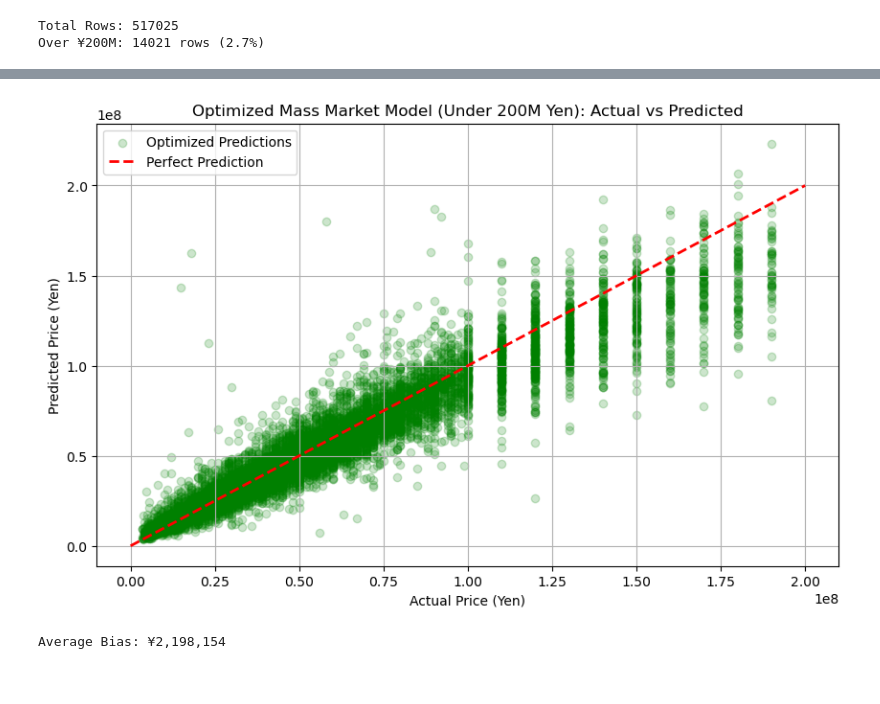
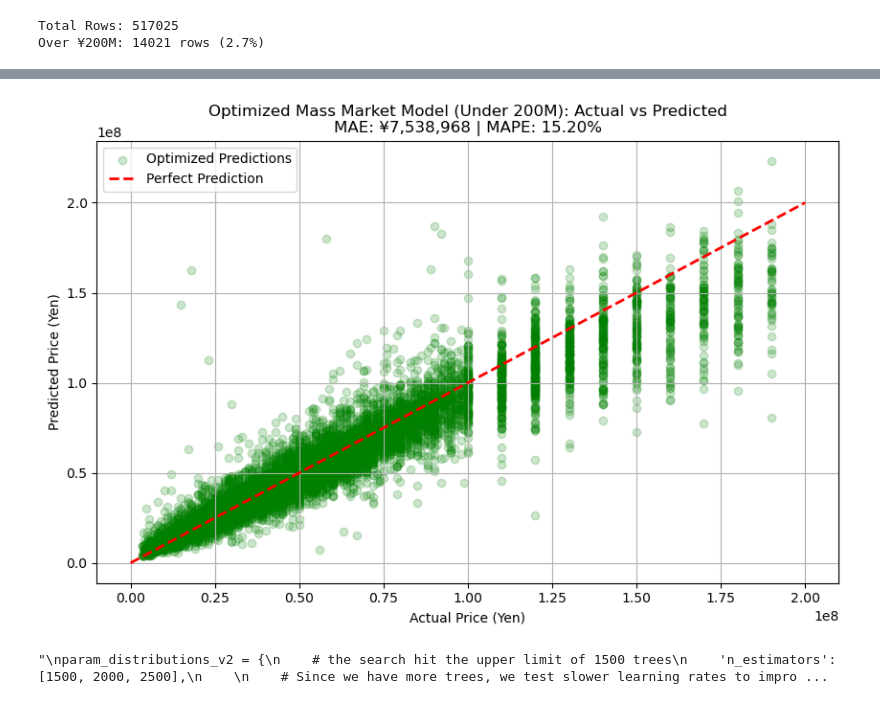
Before and after one commit to pablosumi/tokyo-real-estate-smart-advisor, a Jupyter notebook: notebooks/modeling_xgb.ipynb, the cells around one changed output, grey strips where cells are left out. Saved outputs shown, nothing was run; the diff lists cells and outputs as text; code cells hidden in the pictures.

Commit message:
commented out randomized search, hard coded hyperparameter values for best model

```diff
--- a/notebooks/modeling_xgb.ipynb
+++ b/notebooks/modeling_xgb.ipynb
@@ -570,25 +601,38 @@ best_params = {
-# %%
-# 1. Setup the Plot
-plt.figure(figsize=(10, 6))
-
-# 2. Scatter Plot (Green for "Go/Good")
-plt.scatter(actual_yen, preds_yen, alpha=0.2, color='green', label='Optimized Predictions')
-
-# 3. The "Perfect" Line (Red Dashed)
-# We plot from 0 to 200M since that's our cutoff
-plt.plot([0, 200000000], [0, 200000000], 'r--', lw=2, label='Perfect Prediction')
-
-# 4. Labels and Title with dynamic metrics
-plt.xlabel('Actual Price (Yen)')
-plt.ylabel('Predicted Price (Yen)')
-plt.title(f'Optimized Mass Market Model (Under 200M Yen): Actual vs Predicted')
-
-plt.legend()
-plt.grid(True)
-plt.show()
-
-# 5. Print the Bias (The "Katayori" / 偏り)
-print(f"Average Bias: ¥{np.mean(residuals):,.0f}")
-# %% [output]
-[figure, removed]
-Average Bias: ¥2,198,154
+# %%
+# 6. Plot Results
+plt.figure(figsize=(10, 6))
+plt.scatter(actual_yen, preds_yen, alpha=0.2, color='green', label='Optimized Predictions')
+plt.plot([0, 200000000], [0, 200000000], 'r--', lw=2, label='Perfect Prediction')
+plt.xlabel('Actual Price (Yen)')
+plt.ylabel('Predicted Price (Yen)')
+plt.title(f'Optimized Mass Market Model (Under 200M): Actual vs Predicted\nMAE: ¥{mae_25:,.0f} | MAPE: {mape_25:.2f}%')
+plt.legend()
+plt.grid(True)
+plt.show()
+# %% [output]
+[figure, added]
+# %%
+# TODO continue the grid search to expand the hyperparameters of interest:
+
+'''
+param_distributions_v2 = {
+    # the search hit the upper limit of 1500 trees
+    'n_estimators': [1500, 2000, 2500],
+
+    # Since we have more trees, we test slower learning rates to improve precision
+    'learning_rate': [0.01, 0.03, 0.05],
+
+    # It wanted to be conservative (7 was max), so we go higher
+    'min_child_weight': [7, 9, 11],
+
+    # It liked depth 10, so we check the neighborhood.
+    'max_depth': [8, 10, 12],
+
+    # It liked seeing all columns (0.8) and all rows (1.0).
+    # We narrow the search here to save time.
+    'colsample_bytree': [0.8, 0.9],
+    'subsample': [0.9, 1.0]
+}
+'''
+# %% [output]
+"\nparam_distributions_v2 = {\n    # the search hit the upper limit of 1500 trees\n    'n_estimators': [1500, 2000, 2500],\n    \n    # Since we have more trees, we test slower learning rates to impro ...
```
Also changed, not shown: parts of 7 cells of this notebook.
